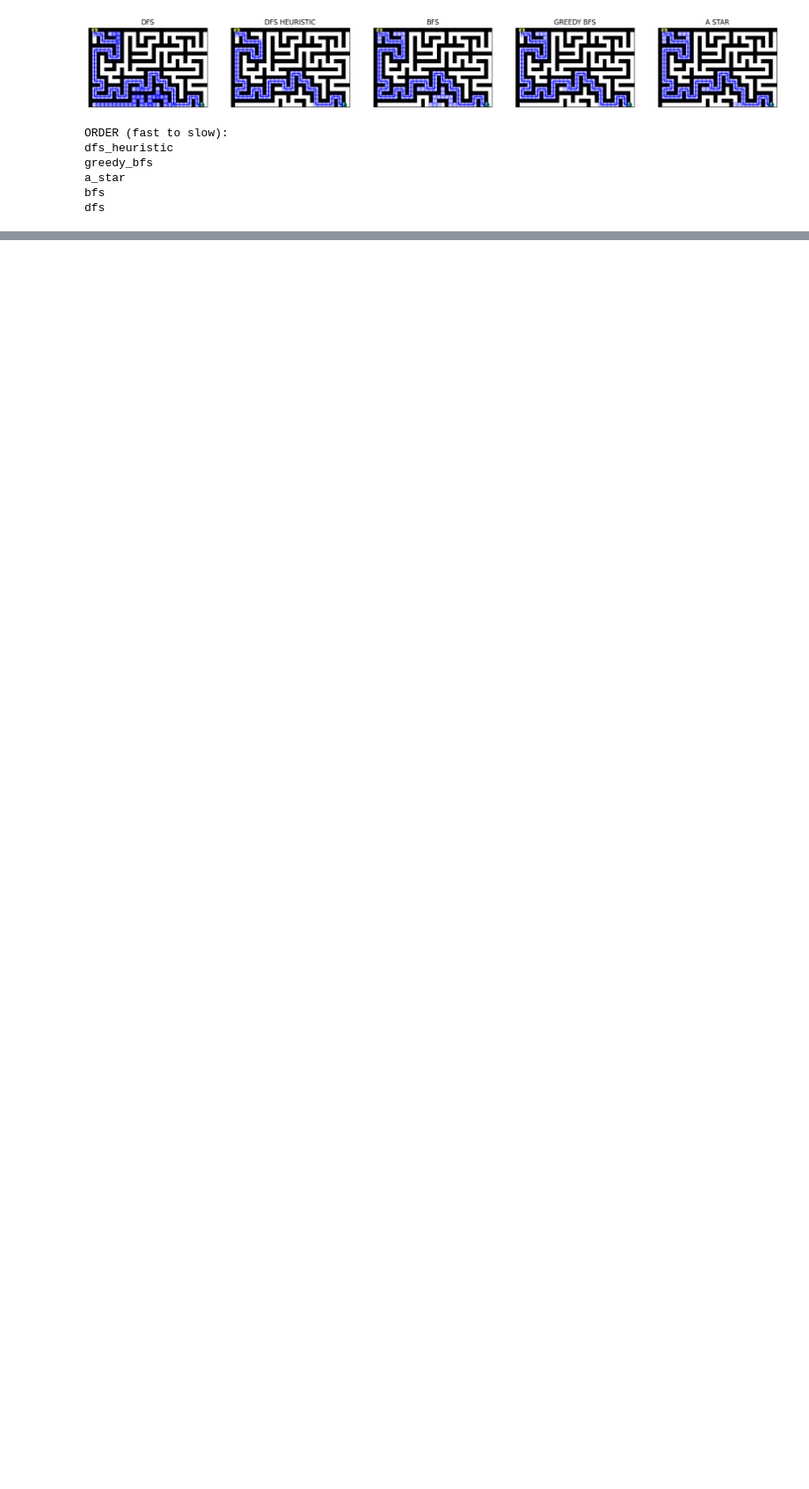
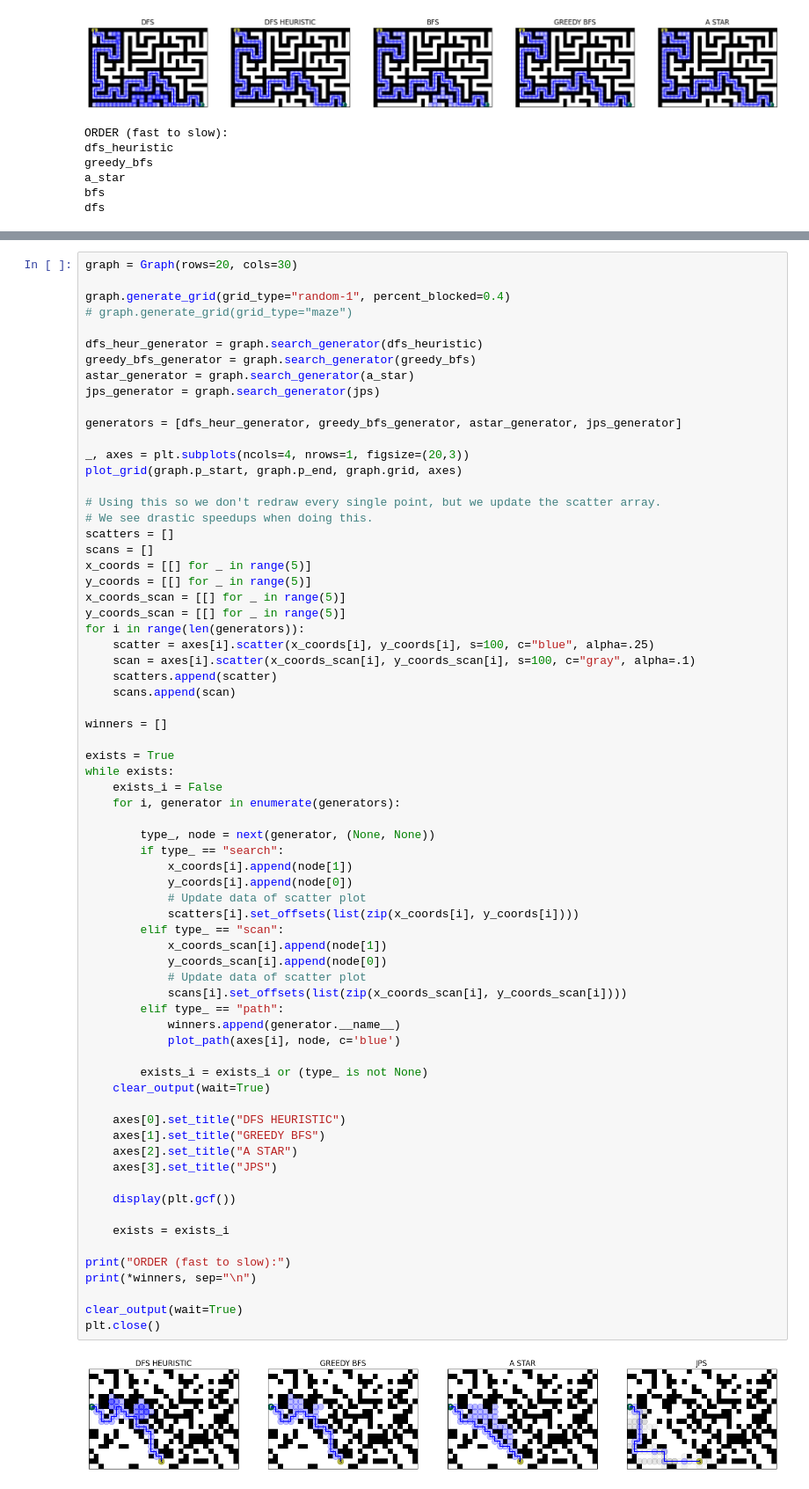
Before and after one commit to petersim1/pathfinding, a Jupyter notebook: exploration.ipynb, the cells around one changed output, grey strips where cells are left out. Shown at 88% size. Drawn from its saved outputs; the diff is of its cells as text; blank space fills up the shorter version.

Commit message:
add jump point search

```diff
--- a/exploration.ipynb
+++ b/exploration.ipynb
@@ -1547,0 +1552,71 @@ dfs
+# %%
+graph = Graph(rows=20, cols=30)
+
+graph.generate_grid(grid_type="random-1", percent_blocked=0.4)
+# graph.generate_grid(grid_type="maze")
+
+dfs_heur_generator = graph.search_generator(dfs_heuristic)
+greedy_bfs_generator = graph.search_generator(greedy_bfs)
+astar_generator = graph.search_generator(a_star)
+jps_generator = graph.search_generator(jps)
+
+generators = [dfs_heur_generator, greedy_bfs_generator, astar_generator, jps_generator]
+
+_, axes = plt.subplots(ncols=4, nrows=1, figsize=(20,3))
+plot_grid(graph.p_start, graph.p_end, graph.grid, axes)
+
+# Using this so we don't redraw every single point, but we update the scatter array.
+# We see drastic speedups when doing this.
+scatters = []
+scans = []
+x_coords = [[] for _ in range(5)]
+y_coords = [[] for _ in range(5)]
+x_coords_scan = [[] for _ in range(5)]
+y_coords_scan = [[] for _ in range(5)]
+for i in range(len(generators)):
+    scatter = axes[i].scatter(x_coords[i], y_coords[i], s=100, c="blue", alpha=.25)
+    scan = axes[i].scatter(x_coords_scan[i], y_coords_scan[i], s=100, c="gray", alpha=.1)
+    scatters.append(scatter)
+    scans.append(scan)
+
+winners = []
+
+exists = True
+while exists:
+    exists_i = False
+    for i, generator in enumerate(generators):
+
+        type_, node = next(generator, (None, None))
+        if type_ == "search":
+            x_coords[i].append(node[1])
+            y_coords[i].append(node[0])
+            # Update data of scatter plot
+            scatters[i].set_offsets(list(zip(x_coords[i], y_coords[i])))
+        elif type_ == "scan":
+            x_coords_scan[i].append(node[1])
+            y_coords_scan[i].append(node[0])
+            # Update data of scatter plot
+            scans[i].set_offsets(list(zip(x_coords_scan[i], y_coords_scan[i])))
+        elif type_ == "path":
+            winners.append(generator.__name__)
+            plot_path(axes[i], node, c='blue')
+
+        exists_i = exists_i or (type_ is not None)
+    clear_output(wait=True)
+
+    axes[0].set_title("DFS HEURISTIC")
+    axes[1].set_title("GREEDY BFS")
+    axes[2].set_title("A STAR")
+    axes[3].set_title("JPS")
+
+    display(plt.gcf())
+
+    exists = exists_i
+
+print("ORDER (fast to slow):")
+print(*winners, sep="\n")
+
+clear_output(wait=True)
+plt.close()
+# %% [output]
+[figure, added]
```
Also changed, not shown: parts of 3 cells of this notebook, 1 other file.
